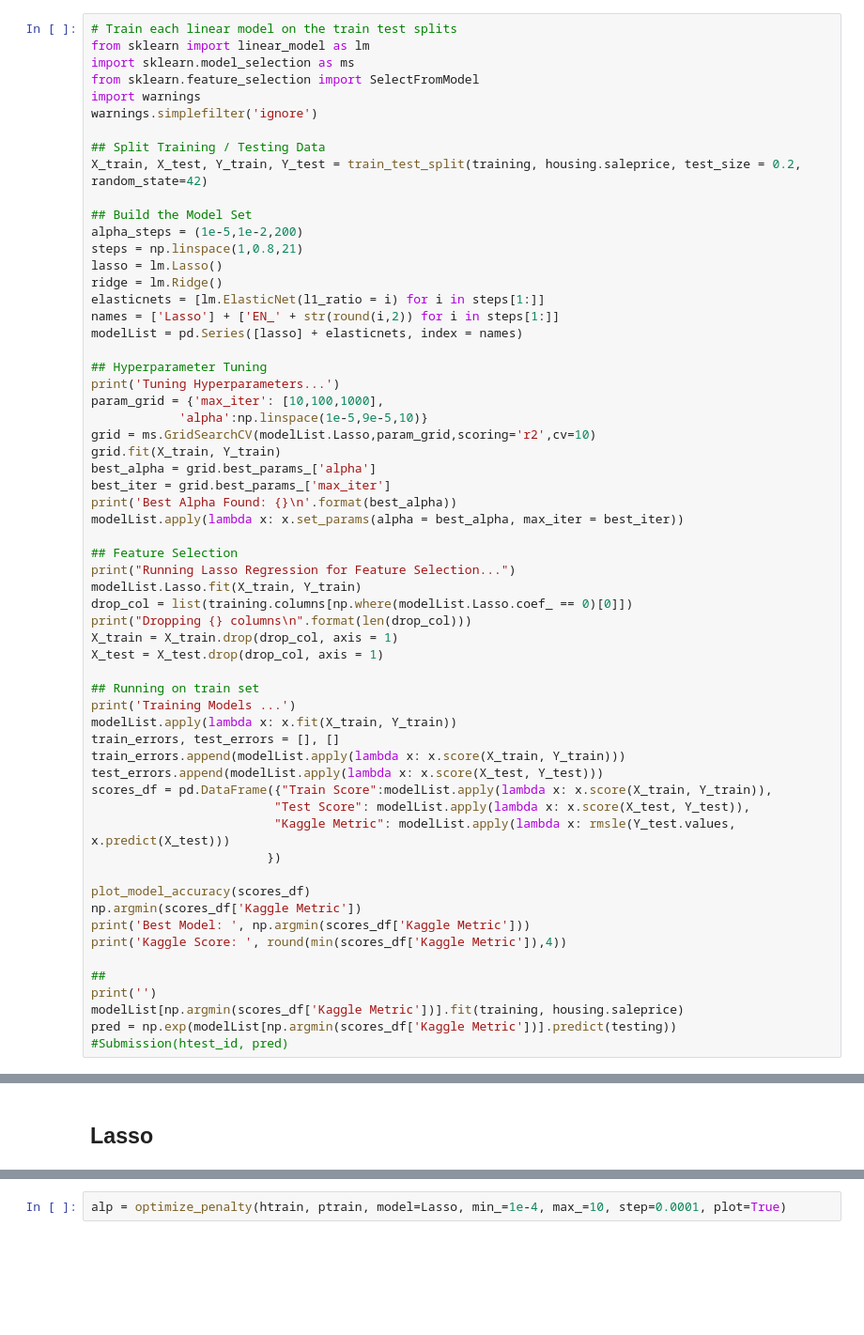
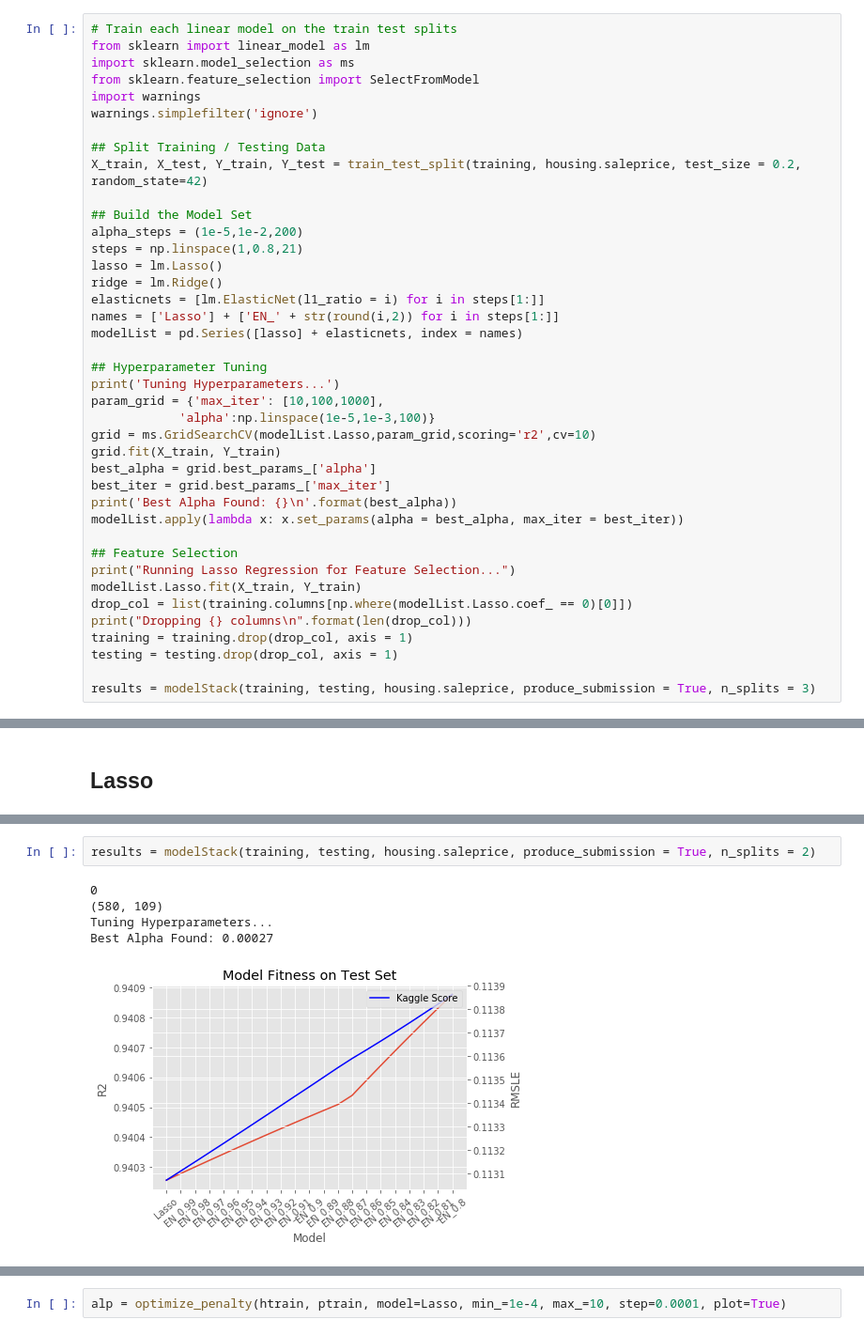
Before and after one commit to saudino480/machina_ex_kaggle, a Jupyter notebook: modelling/Model_Aggregation.ipynb, the cells around one changed output, grey strips where cells are left out. Shown at 94% size. Drawn from its saved outputs; the diff is of its cells as text; blank space fills up the shorter version.

Commit message:
made stacking function, doesn't really work super well

```diff
--- a/modelling/Model_Aggregation.ipynb
+++ b/modelling/Model_Aggregation.ipynb
@@ -80,7 +80,7 @@ modelList = pd.Series([lasso] + elasticnets, index = names)
 ## Hyperparameter Tuning
 print('Tuning Hyperparameters...')
 param_grid = {'max_iter': [10,100,1000],
-            'alpha':np.linspace(1e-5,9e-5,10)}
+            'alpha':np.linspace(1e-5,1e-3,100)}
 grid = ms.GridSearchCV(modelList.Lasso,param_grid,scoring='r2',cv=10)
 grid.fit(X_train, Y_train)
 best_alpha = grid.best_params_['alpha']
@@ -93,29 +93,9 @@ print("Running Lasso Regression for Feature Selection...")
 modelList.Lasso.fit(X_train, Y_train)
 drop_col = list(training.columns[np.where(modelList.Lasso.coef_ == 0)[0]])
 print("Dropping {} columns\n".format(len(drop_col)))
-X_train = X_train.drop(drop_col, axis = 1)
-X_test = X_test.drop(drop_col, axis = 1)
+training = training.drop(drop_col, axis = 1)
+testing = testing.drop(drop_col, axis = 1)
 
-## Running on train set
-print('Training Models ...')
-modelList.apply(lambda x: x.fit(X_train, Y_train))
-train_errors, test_errors = [], []
-train_errors.append(modelList.apply(lambda x: x.score(X_train, Y_train)))
-test_errors.append(modelList.apply(lambda x: x.score(X_test, Y_test)))
-scores_df = pd.DataFrame({"Train Score":modelList.apply(lambda x: x.score(X_train, Y_train)),
-                         "Test Score": modelList.apply(lambda x: x.score(X_test, Y_test)),
-                         "Kaggle Metric": modelList.apply(lambda x: rmsle(Y_test.values, x.predict(X_test)))
-                        })
-
-plot_model_accuracy(scores_df)
-np.argmin(scores_df['Kaggle Metric'])
-print('Best Model: ', np.argmin(scores_df['Kaggle Metric']))
-print('Kaggle Score: ', round(min(scores_df['Kaggle Metric']),4))
-
-##
-print('')
-modelList[np.argmin(scores_df['Kaggle Metric'])].fit(training, housing.saleprice)
-pred = np.exp(modelList[np.argmin(scores_df['Kaggle Metric'])].predict(testing))
-#Submission(htest_id, pred)
+results = modelStack(training, testing, housing.saleprice, produce_submission = True, n_splits = 3)
 # %% [output]
 Tuning Hyperparameters...
@@ -155,0 +138,8 @@ scores_df
+# %%
+results = modelStack(training, testing, housing.saleprice, produce_submission = True, n_splits = 2)
+# %% [output]
+0
+(580, 109)
+Tuning Hyperparameters...
+Best Alpha Found: 0.00027
+[figure, added]
```
Also changed, not shown: parts of 9 cells of this notebook, 2 other files.
